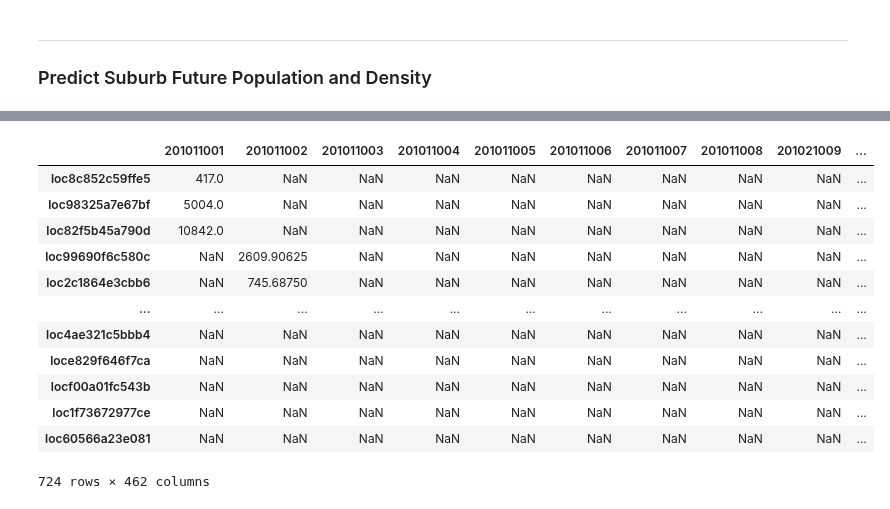
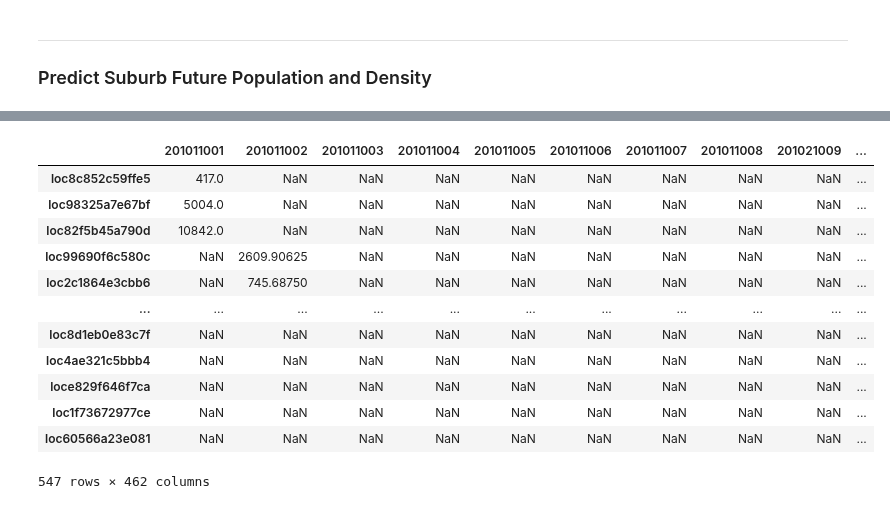
Before and after one commit to MAST30034-Applied-Data-Science/generic-real-estate-consulting-project-group-6, a Jupyter notebook: notebooks/suburb_population.ipynb, the cells around one changed output, grey strips where cells are left out. Cells and saved outputs as stored; diff of their text form; code cells hidden in the pictures.

Commit message:
population of suburb

```diff
--- a/notebooks/suburb_population.ipynb
+++ b/notebooks/suburb_population.ipynb
@@ -224,0 +175,7 @@ df1.head()
+# %%
+for i in range(len(suburb)):
+    locname = suburb.loc[i,'LOC_PID']
+    sa2= suburb.loc[i,'sa2']
+    select_s = properties.loc[properties['LOC_PID']==locname,:]
+    drop_index = select_s.loc[~select_s['SA2_CODE21'].isin([sa2])].index
+    properties = properties.drop(list(drop_index))
@@ -224,0 +186,5 @@ df1.head()
+# %%
+df2 = properties[['LOC_PID','SA2_CODE21']]
+df2 = df2.fillna(0)
+df2['SA2_CODE21']=df2['SA2_CODE21'].astype(int)
+df2.head()
@@ -224,0 +198,8 @@ df1.head()
+# %%
+# What SA2 does each LOCNAME have
+loc_res = {}
+locality = list(set(df2['LOC_PID']))
+for l in locality:
+    sa2 = list(set(list(df2.loc[df2['LOC_PID']==l,:]['SA2_CODE21'])))
+    if len(sa2)>1:
+        loc_res[l] =sa2
@@ -236,8 +235,8 @@ Assign suburbs to SA2s
 result = {}
 for sa in df1['SA2 code']:
     result[sa]={}
-    a = list(set(df2.loc[df2['SA2_MAIN16']==sa,:]['LOC_PID']))
-    a_df = df2.loc[df2['SA2_MAIN16']==sa,:]
+    a = list(set(df2.loc[df2['SA2_CODE21']==sa,:]['LOC_PID']))
+    a_df = df2.loc[df2['SA2_CODE21']==sa,:]
 
     if len(a)>1:
         counts = 0
@@ -318,16 +283,16 @@ result1
-# %%
-pd.DataFrame(result)
-# %% [output]
-|  | 201011001 | 201011002 | 201011003 | 201011004 | 201011005 | 201011006 | 201011007 | 201011008 | 201021009 | ... |
-| loc8c852c59ffe5 | 417.0 | NaN | NaN | NaN | NaN | NaN | NaN | NaN | NaN | ... |
-| loc98325a7e67bf | 5004.0 | NaN | NaN | NaN | NaN | NaN | NaN | NaN | NaN | ... |
-| loc82f5b45a790d | 10842.0 | NaN | NaN | NaN | NaN | NaN | NaN | NaN | NaN | ... |
-| loc99690f6c580c | NaN | 2609.90625 | NaN | NaN | NaN | NaN | NaN | NaN | NaN | ... |
-| loc2c1864e3cbb6 | NaN | 745.68750 | NaN | NaN | NaN | NaN | NaN | NaN | NaN | ... |
-| ... | ... | ... | ... | ... | ... | ... | ... | ... | ... | ... |
-| loc4ae321c5bbb4 | NaN | NaN | NaN | NaN | NaN | NaN | NaN | NaN | NaN | ... |
-| loce829f646f7ca | NaN | NaN | NaN | NaN | NaN | NaN | NaN | NaN | NaN | ... |
-| locf00a01fc543b | NaN | NaN | NaN | NaN | NaN | NaN | NaN | NaN | NaN | ... |
-| loc1f73672977ce | NaN | NaN | NaN | NaN | NaN | NaN | NaN | NaN | NaN | ... |
-| loc60566a23e081 | NaN | NaN | NaN | NaN | NaN | NaN | NaN | NaN | NaN | ... |
-724 rows × 462 columns
+# %%
+pd.DataFrame(result).drop_duplicates()
+# %% [output]
+|  | 201011001 | 201011002 | 201011003 | 201011004 | 201011005 | 201011006 | 201011007 | 201011008 | 201021009 | ... |
+| loc8c852c59ffe5 | 417.0 | NaN | NaN | NaN | NaN | NaN | NaN | NaN | NaN | ... |
+| loc98325a7e67bf | 5004.0 | NaN | NaN | NaN | NaN | NaN | NaN | NaN | NaN | ... |
+| loc82f5b45a790d | 10842.0 | NaN | NaN | NaN | NaN | NaN | NaN | NaN | NaN | ... |
+| loc99690f6c580c | NaN | 2609.90625 | NaN | NaN | NaN | NaN | NaN | NaN | NaN | ... |
+| loc2c1864e3cbb6 | NaN | 745.68750 | NaN | NaN | NaN | NaN | NaN | NaN | NaN | ... |
+| ... | ... | ... | ... | ... | ... | ... | ... | ... | ... | ... |
+| loc8d1eb0e83c7f | NaN | NaN | NaN | NaN | NaN | NaN | NaN | NaN | NaN | ... |
+| loc4ae321c5bbb4 | NaN | NaN | NaN | NaN | NaN | NaN | NaN | NaN | NaN | ... |
+| loce829f646f7ca | NaN | NaN | NaN | NaN | NaN | NaN | NaN | NaN | NaN | ... |
+| loc1f73672977ce | NaN | NaN | NaN | NaN | NaN | NaN | NaN | NaN | NaN | ... |
+| loc60566a23e081 | NaN | NaN | NaN | NaN | NaN | NaN | NaN | NaN | NaN | ... |
+547 rows × 462 columns
```
Also changed, not shown: parts of 19 cells of this notebook.
